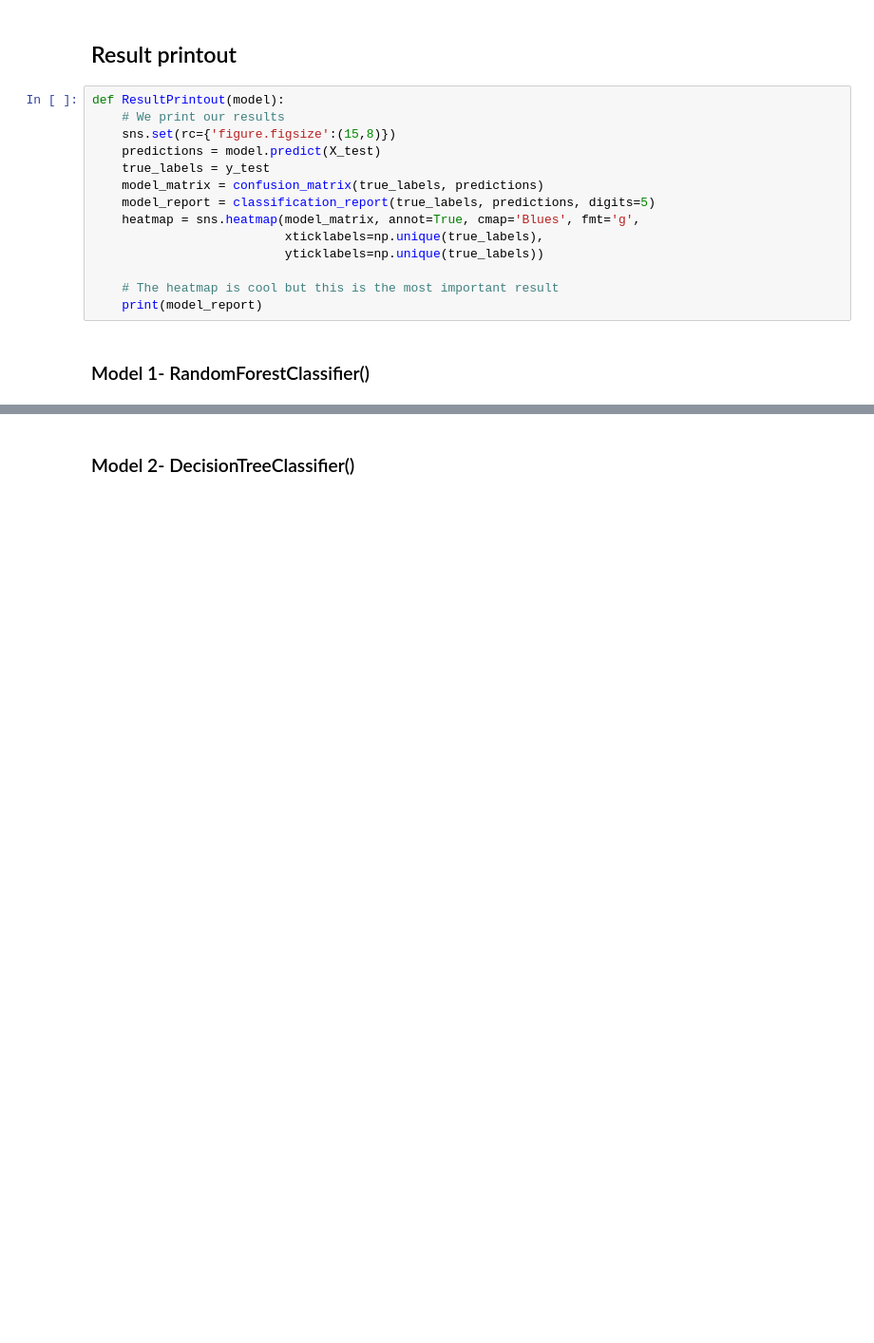
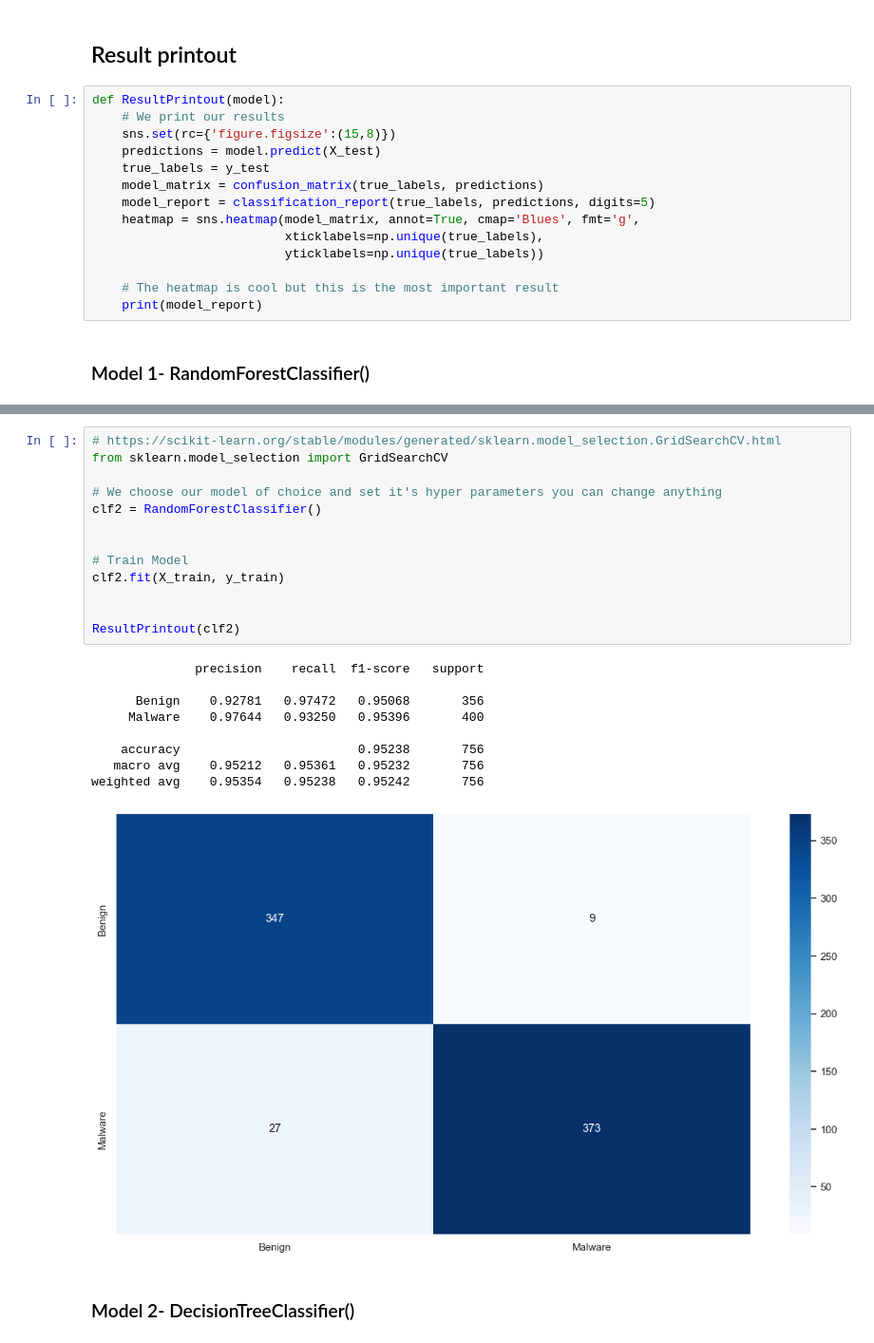
Before and after one commit to RazElbaz/API_security_challenge, a Jupyter notebook: model_dataset_1_label.ipynb, the cells around one changed output, grey strips where cells are left out. Shown: that part at 95% size. Drawn from its saved outputs; the diff is of its cells as text; blank space fills up the shorter version.

```diff
--- a/model_dataset_1_label.ipynb
+++ b/model_dataset_1_label.ipynb
@@ -290,4 +290,27 @@ weighted avg    0.94825   0.94709   0.94713       756
 [figure]
+# %%
+# https://scikit-learn.org/stable/modules/generated/sklearn.model_selection.GridSearchCV.html
+from sklearn.model_selection import GridSearchCV
+
+# We choose our model of choice and set it's hyper parameters you can change anything
+clf2 = RandomForestClassifier()
+
+
+# Train Model
+clf2.fit(X_train, y_train)
+
+
+ResultPrintout(clf2)
+# %% [output]
+              precision    recall  f1-score   support
+
+      Benign    0.92781   0.97472   0.95068       356
+     Malware    0.97644   0.93250   0.95396       400
+
+    accuracy                        0.95238       756
+   macro avg    0.95212   0.95361   0.95232       756
+weighted avg    0.95354   0.95238   0.95242       756
+[figure, added]
 # %% [markdown]
 ### Model 2- DecisionTreeClassifier()
 # %%
```
Also changed, not shown: parts of 9 cells of this notebook, 1 other file.
